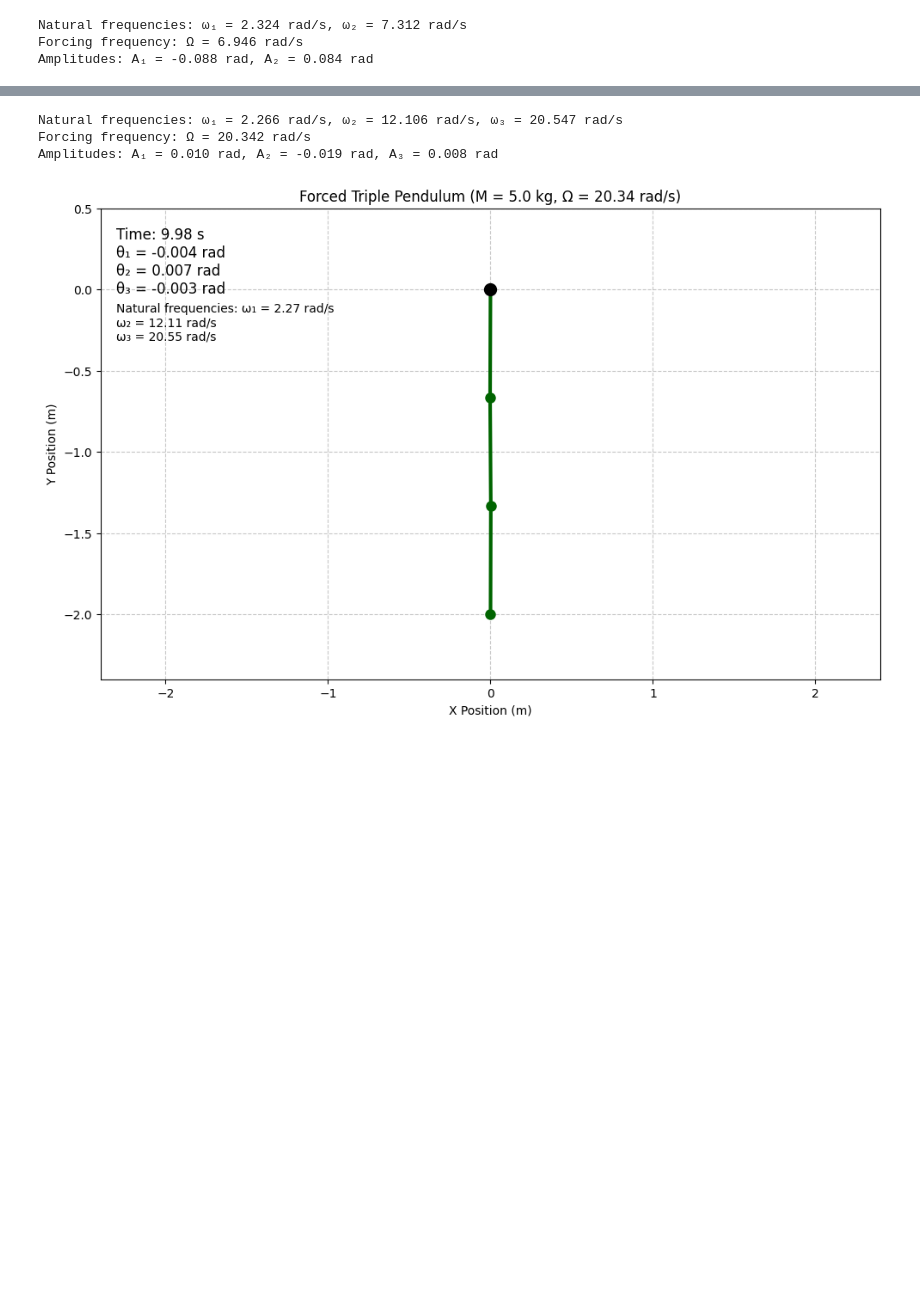
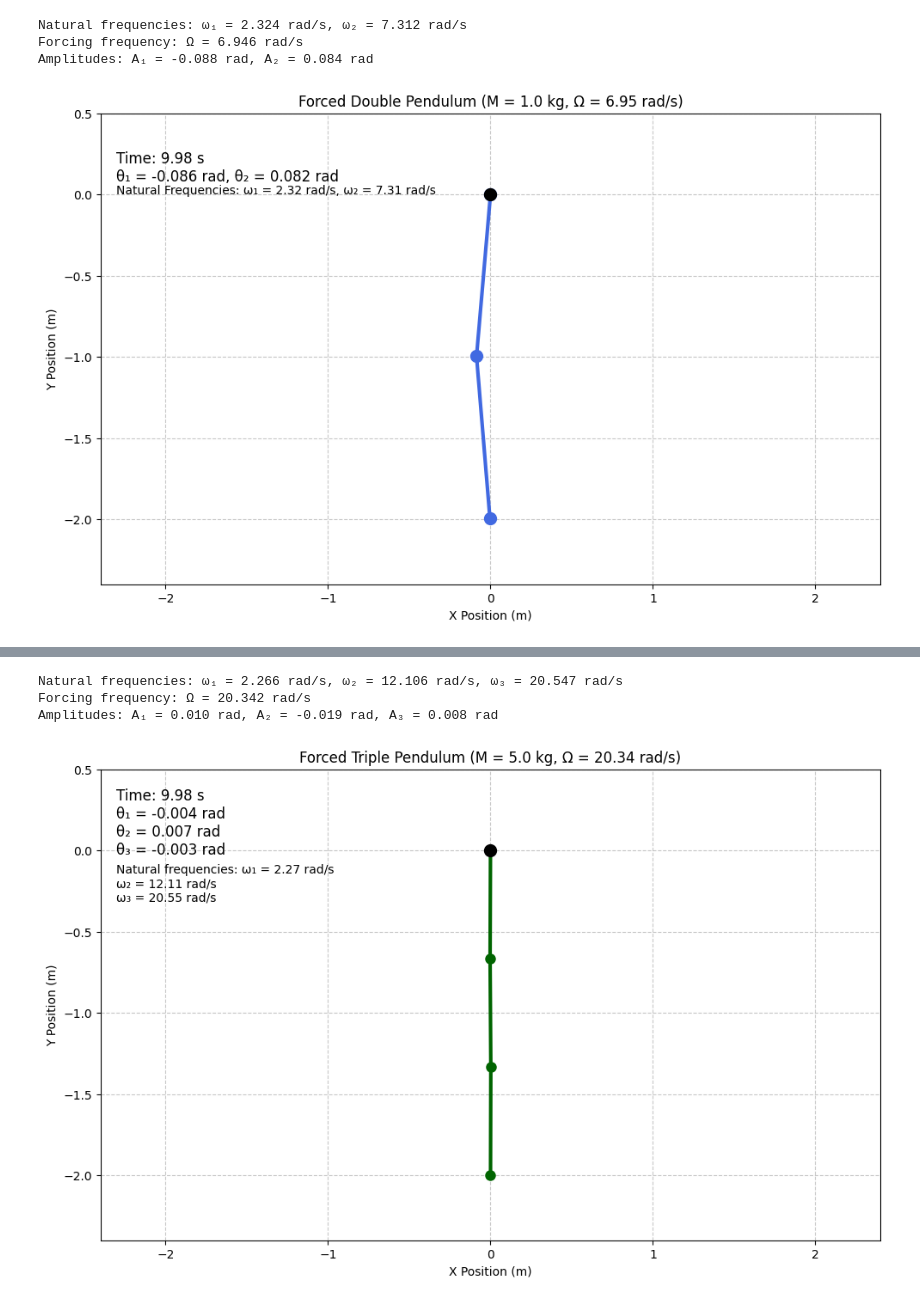
Before and after one commit to miguelgalviseli/Proyect_Hanging_string, a Jupyter notebook: simulation.ipynb, the cells around one changed output, grey strips where cells are left out. Cells and saved outputs as stored; diff of their text form; code cells hidden in the pictures; blank space fills up the shorter version.

```diff
--- a/simulation.ipynb
+++ b/simulation.ipynb
@@ -234,7 +238,7 @@ info_text = ax.text(0.02, 0.85, '', transform=ax.transAxes, fontsize=10, vertica
 
 def init():
     """Initializes the animation plot."""
-    line.set_data([], [])
+    line.set_data([], []),
     time_text.set_text('')
     info_text.set_text(f'Natural Frequencies: ω₁ = {omegas[0]:.2f} rad/s, ω₂ = {omegas[1]:.2f} rad/s')
     return line, time_text, info_text
@@ -246,33 +250,34 @@ def update(frame):
     # Angles (steady-state forced solution)
     theta1 = A[0] * np.cos(forcing_omega * t)
     theta2 = A[1] * np.cos(forcing_omega * t)
 
     # Positions of the masses
     x1 = l * np.sin(theta1)
     y1 = -l * np.cos(theta1)
     x2 = x1 + l * np.sin(theta2)
     y2 = y1 - l * np.cos(theta2)
 
     # Update plot data
     line.set_data([0, x1, x2], [0, y1, y2])
     time_text.set_text(f'Time: {t:.2f} s\n'
                        f'θ₁ = {theta1:.3f} rad, θ₂ = {theta2:.3f} rad')
     return line, time_text, pivot
 
 # Animation setup
 ani = FuncAnimation(fig, update, frames=500,
                     init_func=init, blit=True, interval=20)
 
 # Save animation (optional, requires 'pillow' or 'ffmpeg')
 ani.save('forced_pendulum_n2.gif', writer='pillow', fps=50)
 # ani.save('forced_pendulum_n2.mp4', writer='ffmpeg', fps=50, dpi=150)
 
 plt.tight_layout()
 plt.show()
 # %% [output]
 Natural frequencies: ω₁ = 2.324 rad/s, ω₂ = 7.312 rad/s
 Forcing frequency: Ω = 6.946 rad/s
 Amplitudes: A₁ = -0.088 rad, A₂ = 0.084 rad
+[figure, added]
 # %%
 import numpy as np
 import matplotlib.pyplot as plt
```
Also changed, not shown: parts of 3 cells of this notebook, 7 other files.
